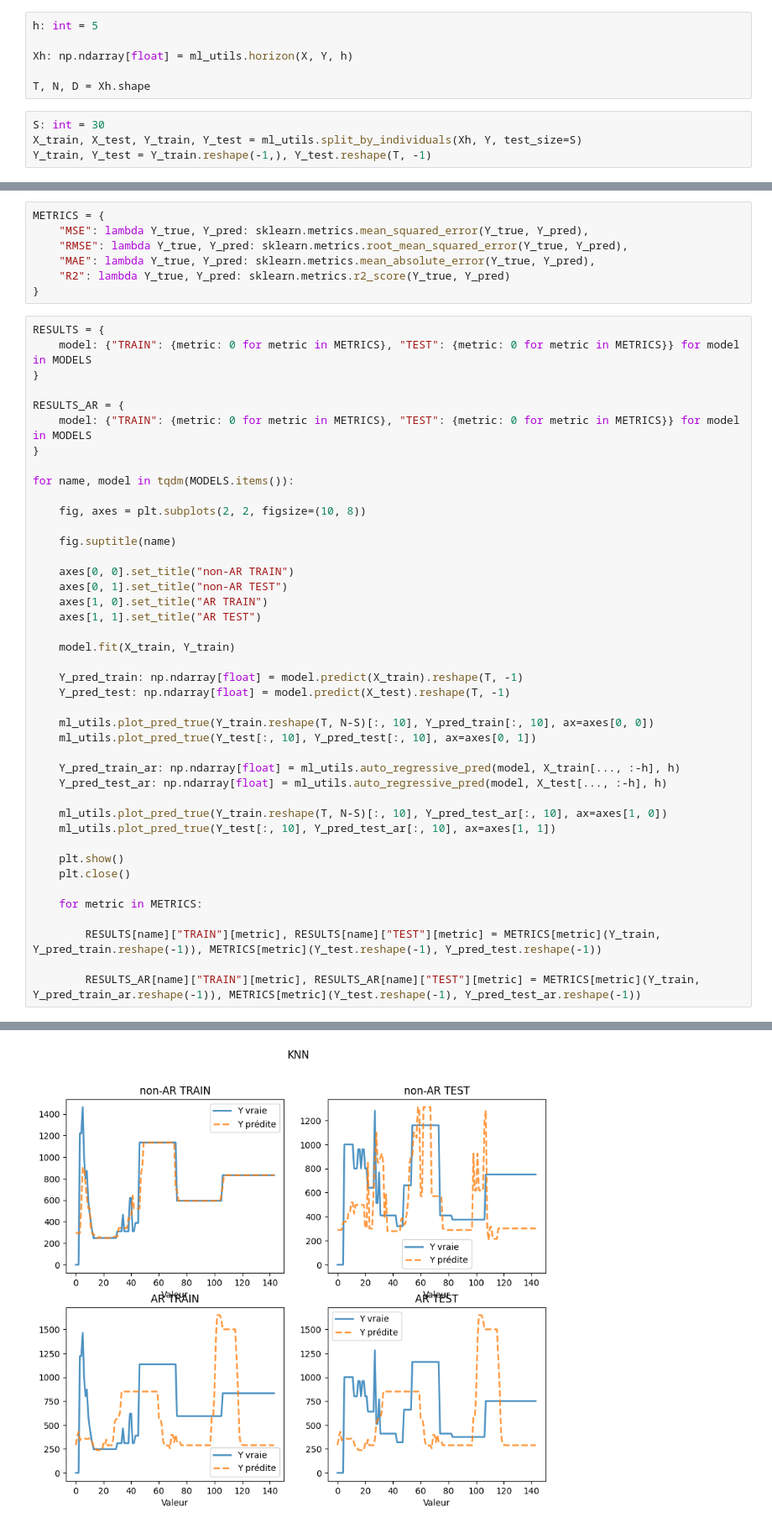
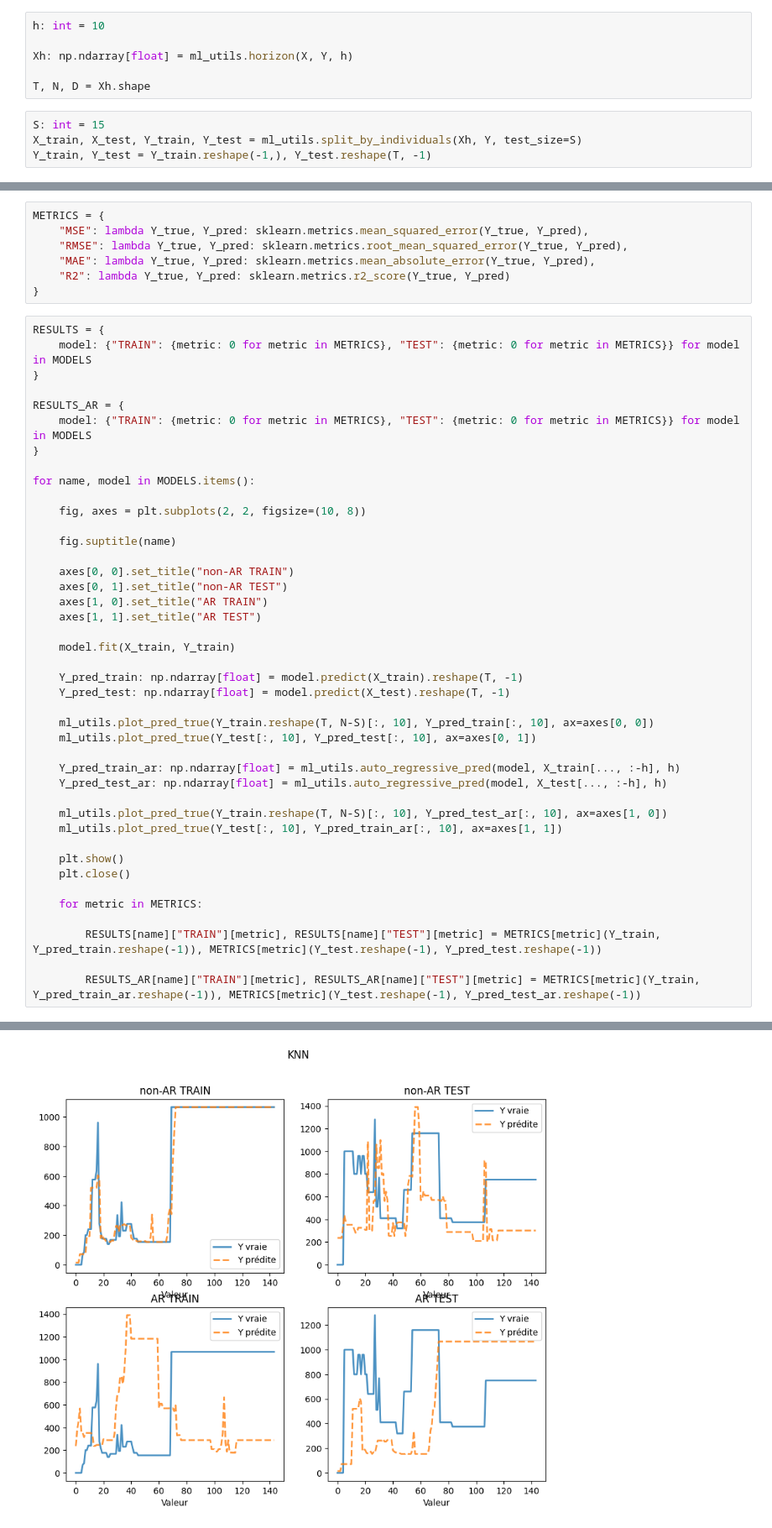
Before and after one commit to KargKarg/binome_med, a Jupyter notebook: regression/display.ipynb, the cells around one changed output, grey strips where cells are left out. Shown at 84% size. Saved outputs shown, nothing was run; the diff lists cells and outputs as text.

```diff
--- a/regression/display.ipynb
+++ b/regression/display.ipynb
@@ -47,13 +47,13 @@ Y: np.ndarray[float] = np.concatenate(Y, axis=0)
 # %%
 X, Y = X[::60], Y[::60]
 # %%
-h: int = 5
+h: int = 10
 
 Xh: np.ndarray[float] = ml_utils.horizon(X, Y, h)
 
 T, N, D = Xh.shape
 # %%
-S: int = 30
+S: int = 15
 X_train, X_test, Y_train, Y_test = ml_utils.split_by_individuals(Xh, Y, test_size=S)
 Y_train, Y_test = Y_train.reshape(-1,), Y_test.reshape(T, -1)
 # %%
@@ -85,7 +85,7 @@ RESULTS_AR = {
     model: {"TRAIN": {metric: 0 for metric in METRICS}, "TEST": {metric: 0 for metric in METRICS}} for model in MODELS
 }
 
-for name, model in tqdm(MODELS.items()):
+for name, model in MODELS.items():
 
     fig, axes = plt.subplots(2, 2, figsize=(10, 8))
 
@@ -108,7 +108,7 @@ for name, model in tqdm(MODELS.items()):
     Y_pred_test_ar: np.ndarray[float] = ml_utils.auto_regressive_pred(model, X_test[..., :-h], h)
 
     ml_utils.plot_pred_true(Y_train.reshape(T, N-S)[:, 10], Y_pred_test_ar[:, 10], ax=axes[1, 0])
-    ml_utils.plot_pred_true(Y_test[:, 10], Y_pred_test_ar[:, 10], ax=axes[1, 1])
+    ml_utils.plot_pred_true(Y_test[:, 10], Y_pred_train_ar[:, 10], ax=axes[1, 1])
 
     plt.show()
     plt.close()
@@ -124 +124 @@ for name, model in tqdm(MODELS.items()):
-[figure, old version]
+[figure, new version]
```
Also changed, not shown: parts of 3 cells of this notebook.
